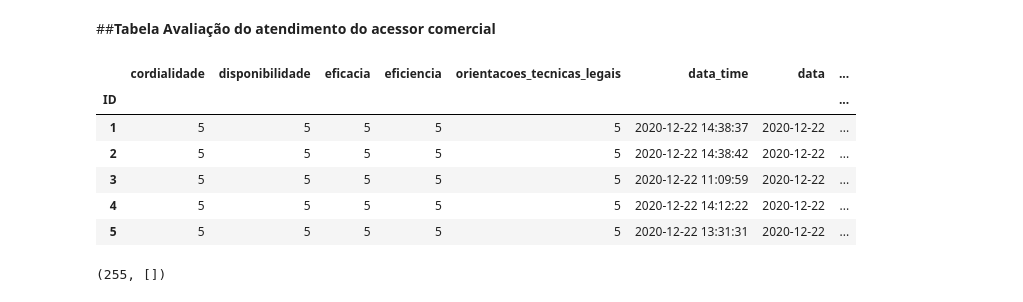
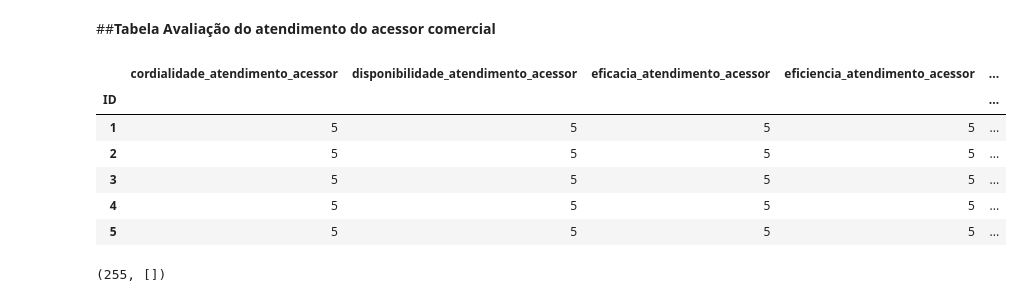
Before and after one commit to DevNicque/MyCods, a Jupyter notebook: Cópia_de_base_atem_transformer.ipynb, the cells around one changed output. Drawn from its saved outputs; the diff is of its cells as text; code cells hidden in the pictures.

```diff
--- a/Cópia_de_base_atem_transformer.ipynb
+++ b/Cópia_de_base_atem_transformer.ipynb
@@ -484,7 +496,7 @@ df2
 # %% [markdown]
 *Envio da tablea dados dos pesquisados*
 # %%
-f = open ('dados_do_pesquisado.json', "r")
+'''f = open ('dados_do_pesquisado.json', "r")
 data = json.loads(f.read())
 itens = []
 cont = 0
@@ -499,7 +511,7 @@ for i in data:
   itens.append(dict)
   cont+=1
 
-helpers.bulk(es,itens)
+helpers.bulk(es,itens)'''
 # %% [output]
 (255, [])
 # %% [markdown]
@@ -511,30 +523,24 @@ helpers.bulk(es,itens)
 # %%
 df5 = df.loc[:,'Quanto a prestação de serviço do seu assessor comercial, classifique os seguintes itens:':'Unnamed: 36']
 df5.columns = df5.loc[0]
 df5 = df5.drop(0)
-df5.columns = ['cordialidade','disponibilidade','eficacia','eficiencia','orientacoes_tecnicas_legais']
+df5.columns = ['cordialidade_atendimento_acessor','disponibilidade_atendimento_acessor','eficacia_atendimento_acessor','eficiencia_atendimento_acessor','orientacoes_tecnicas_legais_atendimento_acessor']
 df5.index = df5.index.rename('ID')
 df5 = df5.fillna(value=1000)
-'''
-df5['pergunta_cordialidade'] = 'Cordialidade'
-df5['pergunta_disponibilidade'] = 'Disponibilidade'
-df5['pergunta_eficacia'] = 'Eficácia'
-df5['pergunta_eficiencia'] = 'Eficiência'
-df5['pergunta_orientacoes_tecnicas'] = 'Orientações Técnicas'
-'''
-df5 = pd.merge(df5,df_geral, on='ID', left_index=True)
+
+#df5 = pd.merge(df5,df_geral, on='ID', left_index=True)
 
 df5.to_json(f'avaliacao_atendimento_acessorcomercial.json',orient="records")
 
 df5.head()
 # %% [output]
-|  | cordialidade | disponibilidade | eficacia | eficiencia | orientacoes_tecnicas_legais | data_time | data | ... |
-| ID |  |  |  |  |  |  |  | ... |
-| 1 | 5 | 5 | 5 | 5 | 5 | 2020-12-22 14:38:37 | 2020-12-22 | ... |
-| 2 | 5 | 5 | 5 | 5 | 5 | 2020-12-22 14:38:42 | 2020-12-22 | ... |
-| 3 | 5 | 5 | 5 | 5 | 5 | 2020-12-22 11:09:59 | 2020-12-22 | ... |
-| 4 | 5 | 5 | 5 | 5 | 5 | 2020-12-22 14:12:22 | 2020-12-22 | ... |
-| 5 | 5 | 5 | 5 | 5 | 5 | 2020-12-22 13:31:31 | 2020-12-22 | ... |
+|  | cordialidade_atendimento_acessor | disponibilidade_atendimento_acessor | eficacia_atendimento_acessor | eficiencia_atendimento_acessor | ... |
+| ID |  |  |  |  | ... |
+| 1 | 5 | 5 | 5 | 5 | ... |
+| 2 | 5 | 5 | 5 | 5 | ... |
+| 3 | 5 | 5 | 5 | 5 | ... |
+| 4 | 5 | 5 | 5 | 5 | ... |
+| 5 | 5 | 5 | 5 | 5 | ... |
 # %%
 '''f = open ('avaliacao_atendimento_acessorcomercial.json', "r")
 data = json.loads(f.read())
```
Also changed, not shown: parts of 23 cells of this notebook.
